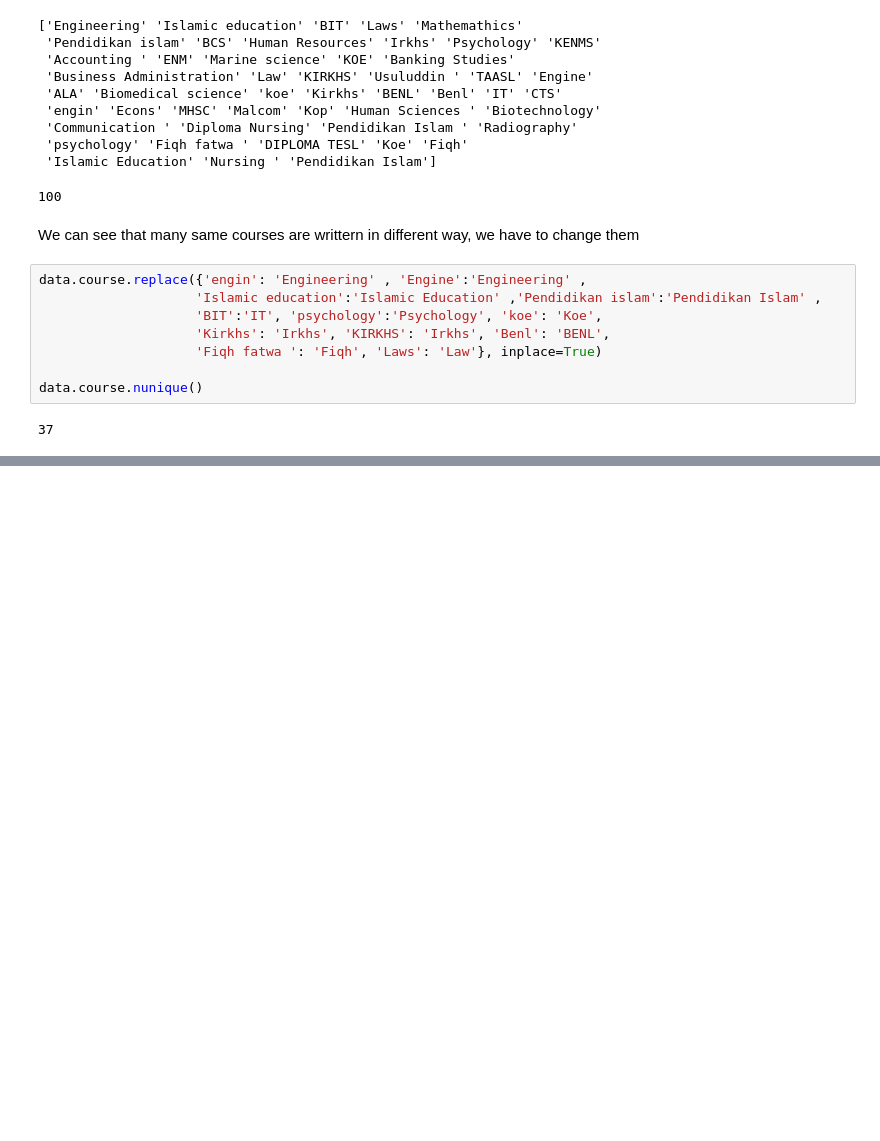
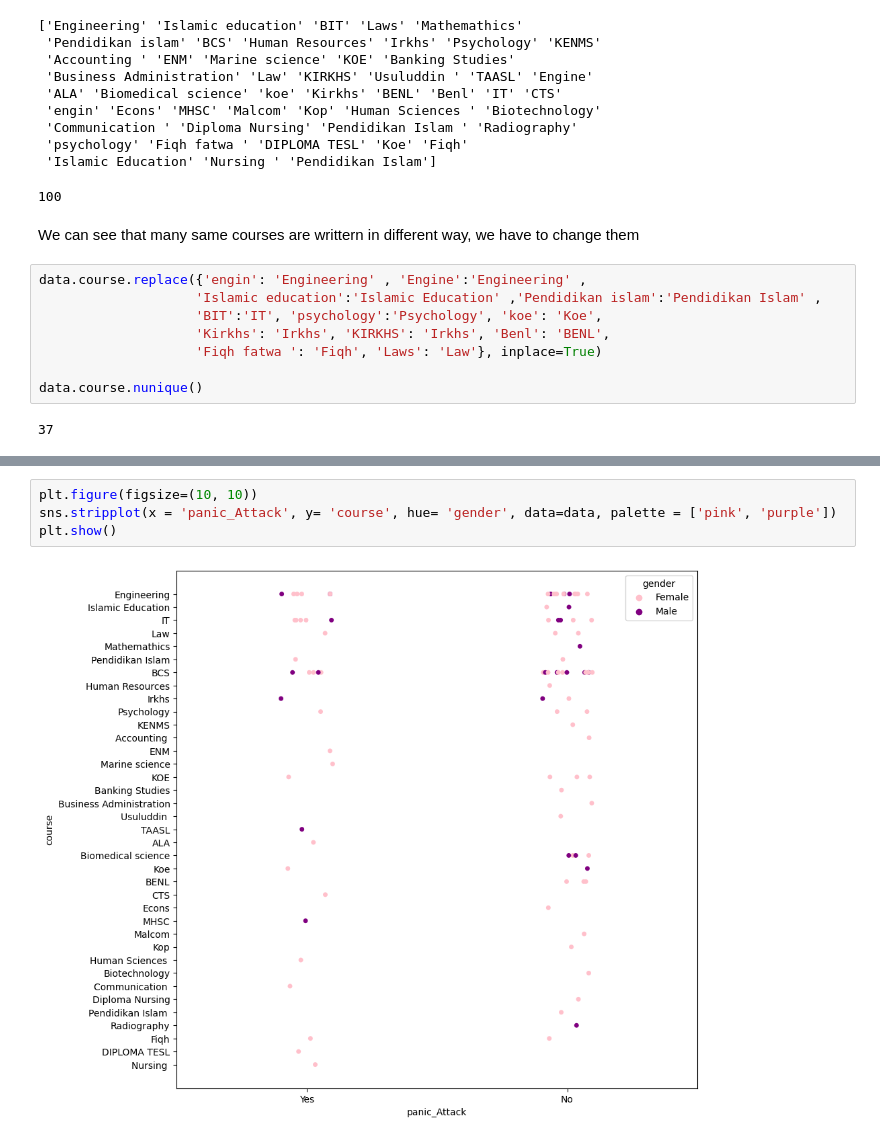
Before and after one commit to rohan-singh987/Student-Mental-Health, a Jupyter notebook: studentMentalHealth.ipynb, the cells around one changed output, grey strips where cells are left out. Cells and saved outputs as stored; diff of their text form; blank space fills up the shorter version.

```diff
--- a/studentMentalHealth.ipynb
+++ b/studentMentalHealth.ipynb
@@ -168,0 +188,6 @@ data.course.nunique()
+# %%
+plt.figure(figsize=(10, 10))
+sns.stripplot(x = 'panic_Attack', y= 'course', hue= 'gender', data=data, palette = ['pink', 'purple'])
+plt.show()
+# %% [output]
+[figure, added]
```
Also changed, not shown: parts of 25 cells of this notebook.
